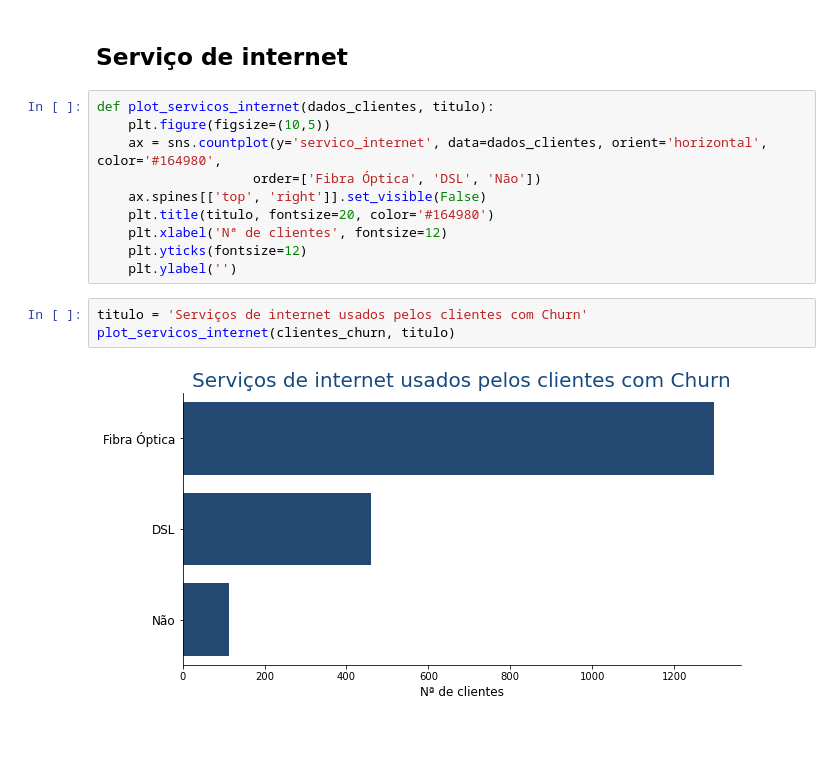
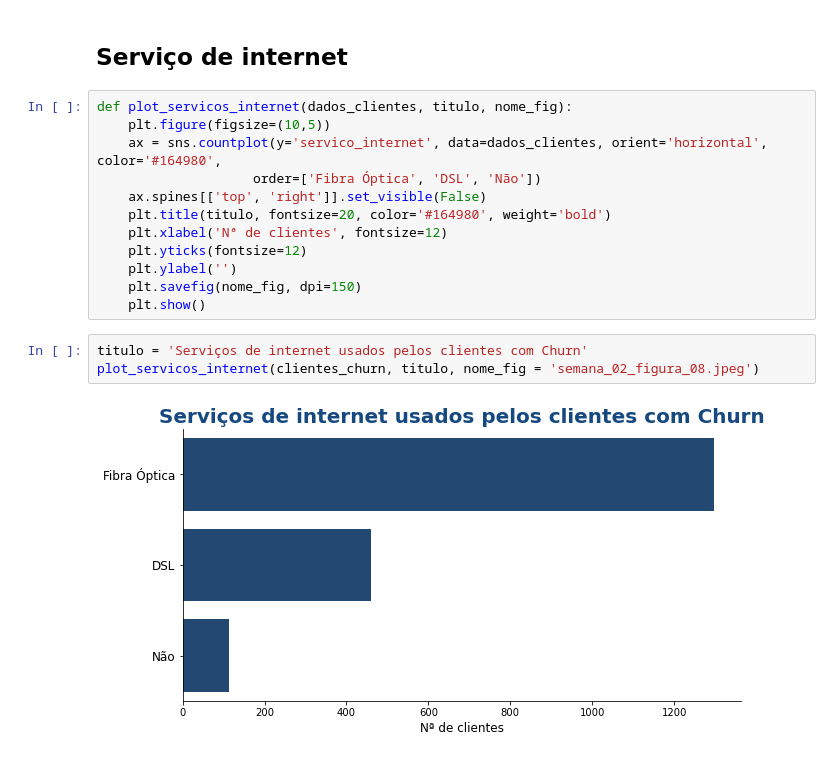
Before and after one commit to duartejr/challenge_data_science_alura_voz, a Jupyter notebook: semana_02/semana_2_analise_variavel_churn.ipynb, the cells around one changed output. Drawn from its saved outputs; the diff is of its cells as text.

```diff
--- a/semana_02/semana_2_analise_variavel_churn.ipynb
+++ b/semana_02/semana_2_analise_variavel_churn.ipynb
@@ -197,19 +199,21 @@ plot_caracteristicas(counts_churn, 'Perfil dos Clientes com Churn')
 # %% [markdown]
 ## Serviço de internet
 # %%
-def plot_servicos_internet(dados_clientes, titulo):
+def plot_servicos_internet(dados_clientes, titulo, nome_fig):
     plt.figure(figsize=(10,5))
     ax = sns.countplot(y='servico_internet', data=dados_clientes, orient='horizontal', color='#164980',
                     order=['Fibra Óptica', 'DSL', 'Não'])
     ax.spines[['top', 'right']].set_visible(False)
-    plt.title(titulo, fontsize=20, color='#164980')
+    plt.title(titulo, fontsize=20, color='#164980', weight='bold')
     plt.xlabel('Nª de clientes', fontsize=12)
     plt.yticks(fontsize=12)
     plt.ylabel('')
+    plt.savefig(nome_fig, dpi=150)
+    plt.show()
 # %%
 titulo = 'Serviços de internet usados pelos clientes com Churn'
-plot_servicos_internet(clientes_churn, titulo)
+plot_servicos_internet(clientes_churn, titulo, nome_fig = 'semana_02_figura_08.jpeg')
 # %% [output]
-[figure, old version]
+[figure, new version]
 # %%
 titulo = 'Serviços de internet usados pelos clientes sem Churn'
```
Also changed, not shown: parts of 10 cells of this notebook, 11 other files.
